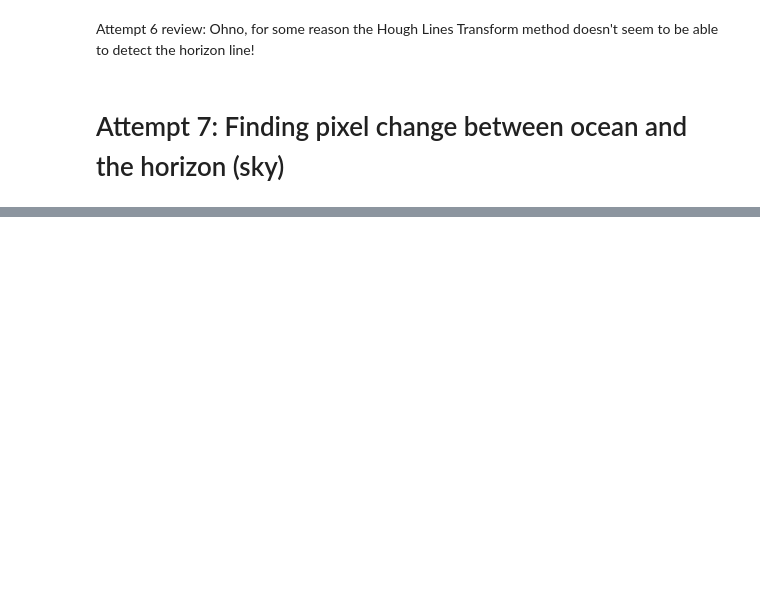
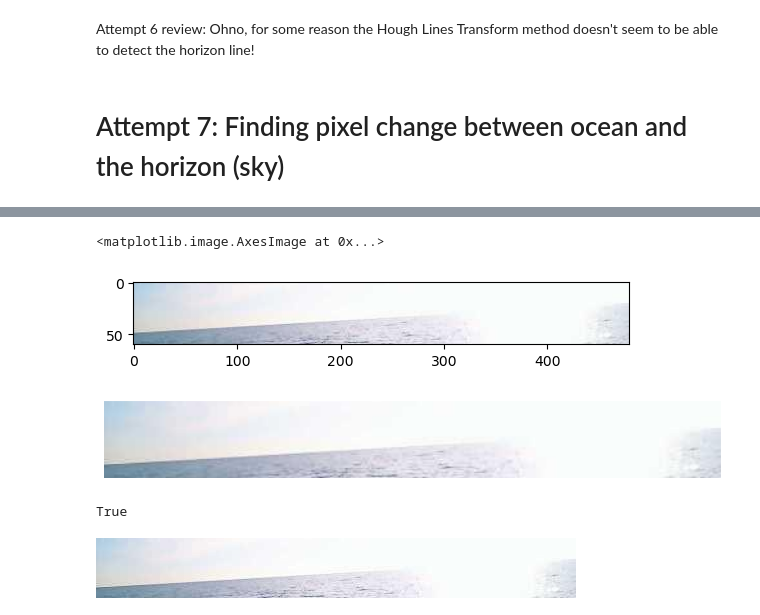
Before and after one commit to pepzicles/trackingBuoys, a Jupyter notebook: aligningHorizons.ipynb, the cells around one changed output, grey strips where cells are left out. Cells and saved outputs as stored; diff of their text form; code cells hidden in the pictures; blank space fills up the shorter version.

```diff
--- a/aligningHorizons.ipynb
+++ b/aligningHorizons.ipynb
@@ -778,0 +843,6 @@ Attempt 7 review: the horizontal line generated is pretty accurate, but it doesn
+# %%
+#Show the region of interest
+plt.imshow(image[100:160, 0:480])
+# %% [output]
+<matplotlib.image.AxesImage at 0x...>
+[figure, added]
@@ -778,0 +852,18 @@ Attempt 7 review: the horizontal line generated is pretty accurate, but it doesn
+# %%
+# Show the region of interest
+plt.figure(figsize=(10, 5))
+plt.imshow(roi)
+plt.axis('off')  # Hide axes
+plt.show()
+# %% [output]
+[figure, added]
+# %%
+# Save the cropped region as a new image
+cv2.imwrite("testImages/aligningHorizons/Attempt9-ROI/cropped_roi.jpg", cv2.cvtColor(roi, cv2.COLOR_RGB2BGR))
+# %% [output]
+True
+# %%
+# Display current cropped ROI image inline
+display(Image(filename="testImages/aligningHorizons/Attempt9-ROI/cropped_roi.jpg"))
+# %% [output]
+[figure, added]
```
Also changed, not shown: parts of 69 cells of this notebook.
